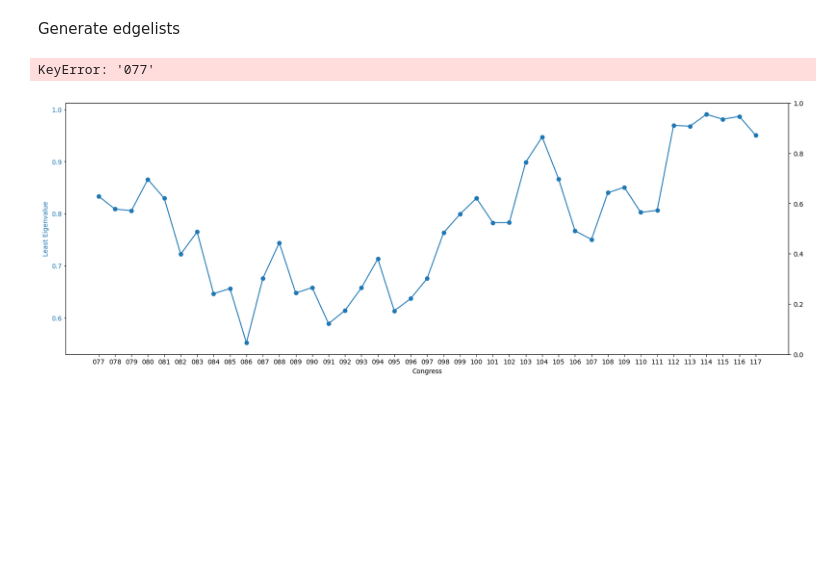
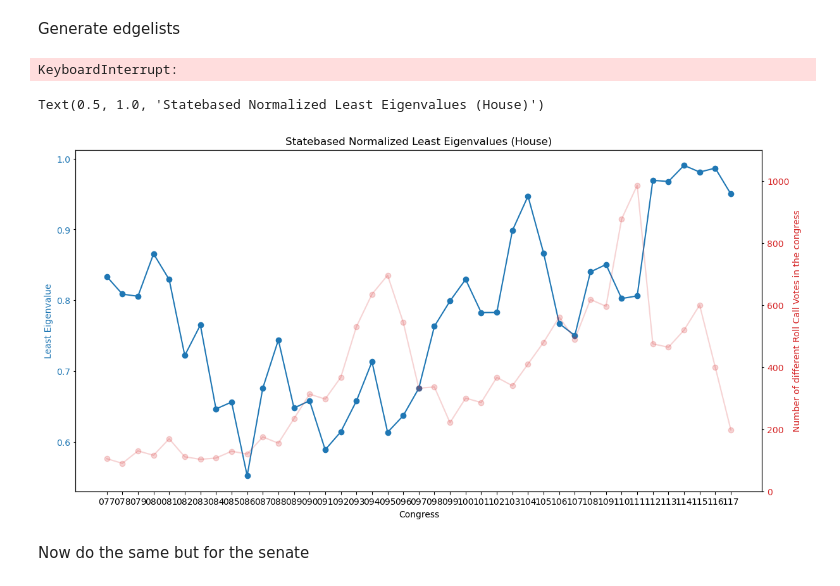
Before and after one commit to LeonardoAgasso/USA_Congress_SigNet, a Jupyter notebook: notebooks/statebased_frustrind_analysis.v2.ipynb, the cells around one changed output. Drawn from its saved outputs; the diff is of its cells as text; code cells hidden in the pictures; blank space fills up the shorter version.

Commit message:
statebased analysis

```diff
--- a/notebooks/statebased_frustrind_analysis.v2.ipynb
+++ b/notebooks/statebased_frustrind_analysis.v2.ipynb
@@ -287,15 +292,15 @@ for csv in tqdm(glob.glob(house_congress_path+'*.csv')):
     congress['member_party_name'] = congress['icpsr'].map(members_party_dict)
     n_congress = re.findall(r'\d+', csv)[0]
 
-    if not os.path.exists('../dataset/statebased_edgelsists/edgelist_'+n_congress+'.csv'):
+    if not os.path.exists('../dataset/statebased_edgelsists_house/edgelist_'+n_congress+'.csv'):
         edgelist = create_state_edgelist_from_congress(congress, frac)
-        edgelist.to_csv('../dataset/statebased_edgelsists/edgelist_'+n_congress+'.csv', index=False)
+        edgelist.to_csv('../dataset/statebased_edgelsists_house/edgelist_'+n_congress+'.csv', index=False)
     else:
-        edgelist = pd.read_csv('../dataset/statebased_edgelsists/edgelist_'+n_congress+'.csv')
+        edgelist = pd.read_csv('../dataset/statebased_edgelsists_house/edgelist_'+n_congress+'.csv')
 
-    if not os.path.exists('../dataset/statebased_thresholds/threshold_'+n_congress+'.csv'):
+    if not os.path.exists('../dataset/statebased_thresholds_house/threshold_'+n_congress+'.csv'):
         len_df = len(congress['bill_number'].unique())
-        hreshold_pos, area_pos = compute_threshold_intersx(edgelist, 1)
+        threshold_pos, area_pos = compute_threshold_intersx(edgelist, 1)
         threshold_neg, area_neg = compute_threshold_intersx(edgelist, -1)
         df_output = pd.DataFrame({
             'pos_threshold': [threshold_pos],
@@ -304,54 +309,54 @@ for csv in tqdm(glob.glob(house_congress_path+'*.csv')):
             'neg_area': [area_neg],
             'n_votes': [len_df]
         })
-        df_output.to_csv('../dataset/statebased_thresholds/threshold_'+n_congress+'.csv', index=False)
+        df_output.to_csv('../dataset/statebased_thresholds_house/threshold_'+n_congress+'.csv', index=False)
+# %% [output]
+KeyboardInterrupt:
 # %%
 # for each congress filter the edgelist with the threshold and save the normalized eigenvalue in a dictionary where the key is the congress number
-eig_dic = {}
-n_votes_dic = {}
+eig_dic_house = {}
+n_votes_dic_house = {}
 
-for csv in tqdm(glob.glob('../dataset/statebased_edgelsists/*.csv')):
+for csv in tqdm(glob.glob('../dataset/statebased_edgelsists_house/*.csv')):
     n_congress = re.findall(r'\d+', csv)[0]
     edgelist = pd.read_csv(csv)
 
-    threshold_pos = pd.read_csv('../dataset/statebased_thresholds/threshold_'+n_congress+'.csv')['pos_threshold'][0]
-    threshold_neg = pd.read_csv('../dataset/statebased_thresholds/threshold_'+n_congress+'.csv')['neg_threshold'][0]
+    threshold_pos = pd.read_csv('../dataset/statebased_thresholds_house/threshold_'+n_congress+'.csv')['pos_threshold'][0]
+    threshold_neg = pd.read_csv('../dataset/statebased_thresholds_house/threshold_'+n_congress+'.csv')['neg_threshold'][0]
 
     df_pos = edgelist.loc[(edgelist['weight']==1)&(edgelist['perc']>threshold_pos)].copy()
     df_neg = edgelist.loc[(edgelist['weight']==-1)&(edgelist['perc']>threshold_neg)].copy()
     edgelist_filtered = pd.concat([df_pos, df_neg])
-    eig_dic[n_congress] = compute_eigen(edgelist_filtered)
-    n_votes = pd.read_csv('../dataset/statebased_thresholds/threshold_'+n_congress+'.csv')['n_votes']
-    n_votes_dic[n_congress] = n_votes
+    eig_dic_house[n_congress] = compute_eigen(edgelist_filtered)
+    n_votes = pd.read_csv('../dataset/statebased_thresholds_house/threshold_'+n_congress+'.csv')['n_votes']
+    n_votes_dic_house[n_congress] = n_votes
 # %%
 # plot the eigenvalues sorting the dictionary by key
-congress_list = sorted(eig_dic.keys())
-eigenvalue_list = [eig_dic[x] for x in congress_list]
+congress_list_house = sorted(eig_dic_house.keys())
+eigenvalue_list_house = [eig_dic_house[x] for x in congress_list_house]
 
-fig, ax1 = plt.subplots(figsize=(20, 7))
+fig, ax1 = plt.subplots(figsize=(14, 7))
 
 color = 'tab:blue'
 ax1.set_xlabel('Congress')
 ax1.set_ylabel('Least Eigenvalue', color=color)
-ax1.plot(congress_list, eigenvalue_list, 'o-', color=color)
+ax1.plot(congress_list_house, eigenvalue_list_house, 'o-', color=color)
 ax1.tick_params(axis='y', labelcolor=color, size=2)
 
 # Create a second y-axis
 ax2 = ax1.twinx()
 
-n_votes_list = [n_votes[x] for x in congress_list]
+n_votes_list_house = [n_votes_dic_house[x] for x in congress_list_house]
 color = 'tab:red'
-ax2.set_ylabel('Number of Roll Call Votes', color=color)
-ax2.plot(congress_list, n_votes_list, 'o-', color=color)
+ax2.set_ylabel('Number of different Roll Call Votes in the congress', color=color)
+ax2.plot(congress_list_house, n_votes_list_house, 'o-', color=color, alpha=0.2)
 ax2.tick_params(axis='y', labelcolor=color, size=2)
-ax2.set_ylim([0, 250])
-
-#reduce the dimension of the label on the x axis
-ax1.set_xticks(np.arange(0, 117, 5))
-
+ax2.set_ylim([0, 1100])
 
 # set title
-plt.title('Statebased Normalized Least Eigenvalues')
+plt.title('Statebased Normalized Least Eigenvalues (House)')
 # %% [output]
-KeyError: '077'
+Text(0.5, 1.0, 'Statebased Normalized Least Eigenvalues (House)')
-[figure, old version]
+[figure, new version]
+# %% [markdown]
+Now do the same but for the senate
```
Also changed, not shown: parts of 5 cells of this notebook.
